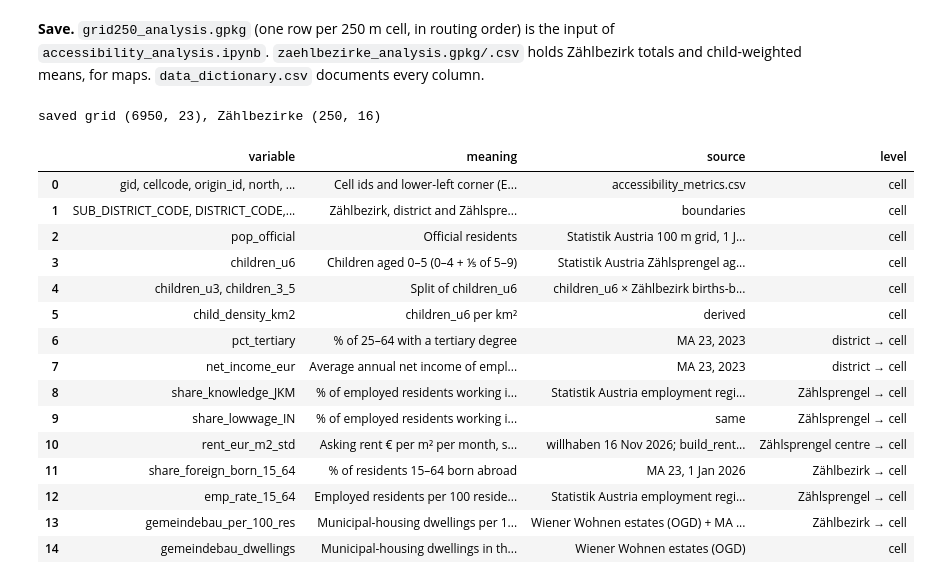
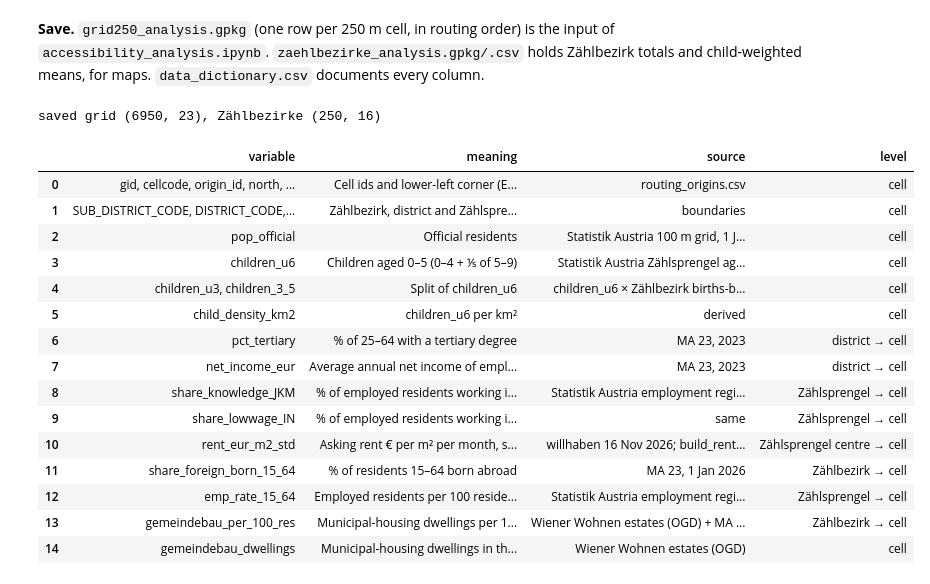
Before and after one commit to ShioriTsukayama/IntroCSS, a Jupyter notebook: analysis/socioeconomic_eda.ipynb, the cells around one changed output. Saved outputs shown, nothing was run; the diff lists cells and outputs as text; code cells hidden in the pictures.

```diff
--- a/analysis/socioeconomic_eda.ipynb
+++ b/analysis/socioeconomic_eda.ipynb
@@ -164,7 +165,7 @@ Each subsection says what is cleaned on loading. §2h collects every rule in one
 ### 2a. The 250 m grid
 The cell code gives the geometry: `250mN279825E478325` is the cell whose lower-left corner is at N 2,798,250 m, E 4,783,250 m (EPSG:3035). Row order is kept, because the travel-time matrices are stored in this order.
 # %%
-acc = pd.read_csv(OUT / "accessibility_metrics.csv", usecols=["gid", "cellcode", "origin_id"])
+acc = pd.read_csv(OUT / "routing_origins.csv", usecols=["gid", "cellcode", "origin_id"])     # written by routing.ipynb
 ne = acc["cellcode"].str.extract(r"N(\d+)E(\d+)").astype(int) * 10
 acc["north"], acc["east"] = ne[0], ne[1]
 grid = gpd.GeoDataFrame(acc, geometry=[box(e, n, e + 250, n + 250) for e, n in zip(acc["east"], acc["north"])], crs=GRID_CRS)
@@ -741,35 +742,35 @@ def cw(g, c):
 
 zagg = grid.groupby("SUB_DISTRICT_CODE").apply(lambda g: pd.Series(
     {"children_u6": g["children_u6"].sum(), "children_u3": g["children_u3"].sum(), "pop_official": g["pop_official"].sum(),
      **{f"cw_{c}": cw(g, c) for c in ["share_knowledge_JKM", "rent_eur_m2_std", "emp_rate_15_64"]}}), include_groups=False)
 zz = zbz.join(zbz_ctrl, on="SUB_DISTRICT_CODE").join(zagg, on="SUB_DISTRICT_CODE").join(bez, on="DISTRICT_CODE")
 zz.to_file(PROC / "zaehlbezirke_analysis.gpkg", driver="GPKG")
 zz.drop(columns="geometry").to_csv(PROC / "zaehlbezirke_analysis.csv", index=False)
 
 dictionary = pd.DataFrame([
-    ("gid, cellcode, origin_id, north, east", "Cell ids and lower-left corner (EPSG:3035); row order = travel-time matrices", "accessibility_metrics.csv", "cell"),
+    ("gid, cellcode, origin_id, north, east", "Cell ids and lower-left corner (EPSG:3035); row order = travel-time matrices", "routing_origins.csv", "cell"),
     ("SUB_DISTRICT_CODE, DISTRICT_CODE, zsp_id", "Zählbezirk, district and Zählsprengel containing the cell centre", "boundaries", "cell"),
     ("pop_official", "Official residents", "Statistik Austria 100 m grid, 1 Jan 2026 → 250 m by area share", "cell"),
     ("children_u6", "Children aged 0–5 (0–4 + ⅕ of 5–9)", "Statistik Austria Zählsprengel ages, 1 Jan 2026 → 100 m residents (dasymetric) → 250 m (area share)", "cell"),
     ("children_u3, children_3_5", "Split of children_u6", "children_u6 × Zählbezirk births-based under-3 share", "cell"),
     ("child_density_km2", "children_u6 per km²", "derived", "cell"),
     ("pct_tertiary", "% of 25–64 with a tertiary degree", f"MA 23, {edu_year}", "district → cell"),
     ("net_income_eur", "Average annual net income of employees", f"MA 23, {inc_year}", "district → cell"),
     ("share_knowledge_JKM", "% of employed residents working in NACE J, K, M", "Statistik Austria employment register, 31 Oct 2024", "Zählsprengel → cell"),
     ("share_lowwage_IN", "% of employed residents working in NACE I, N", "same", "Zählsprengel → cell"),
     ("rent_eur_m2_std", "Asking rent € per m² per month, standard 65 m² flat", "willhaben 16 Nov 2026; build_rent_index.py", "Zählsprengel centre → cell"),
     ("share_foreign_born_15_64", "% of residents 15–64 born abroad", f"MA 23, 1 Jan {POP_YEAR}", "Zählbezirk → cell"),
     ("emp_rate_15_64", "Employed residents per 100 residents 15–64 (approx.)", "Statistik Austria employment register + ages", "Zählsprengel → cell"),
     ("gemeindebau_per_100_res", "Municipal-housing dwellings per 100 residents", "Wiener Wohnen estates (OGD) + MA 23 residents", "Zählbezirk → cell"),
     ("gemeindebau_dwellings", "Municipal-housing dwellings in the cell (estate placed at an interior point)", "Wiener Wohnen estates (OGD)", "cell"),
 ], columns=["variable", "meaning", "source", "level"])
 dictionary.to_csv(PROC / "data_dictionary.csv", index=False)
 print(f"saved grid {grid[keep].shape}, Zählbezirke {zz.shape}")
 dictionary
 # %% [output]
 saved grid (6950, 23), Zählbezirke (250, 16)
 |  | variable | meaning | source | level |
-| 0 | gid, cellcode, origin_id, north, ... | Cell ids and lower-left corner (E... | accessibility_metrics.csv | cell |
+| 0 | gid, cellcode, origin_id, north, ... | Cell ids and lower-left corner (E... | routing_origins.csv | cell |
 | 1 | SUB_DISTRICT_CODE, DISTRICT_CODE,... | Zählbezirk, district and Zählspre... | boundaries | cell |
 | 2 | pop_official | Official residents | Statistik Austria 100 m grid, 1 J... | cell |
 | 3 | children_u6 | Children aged 0–5 (0–4 + ⅕ of 5–9) | Statistik Austria Zählsprengel ag... | cell |
```
Also changed, not shown: parts of 2 cells of this notebook, 28 other files.
